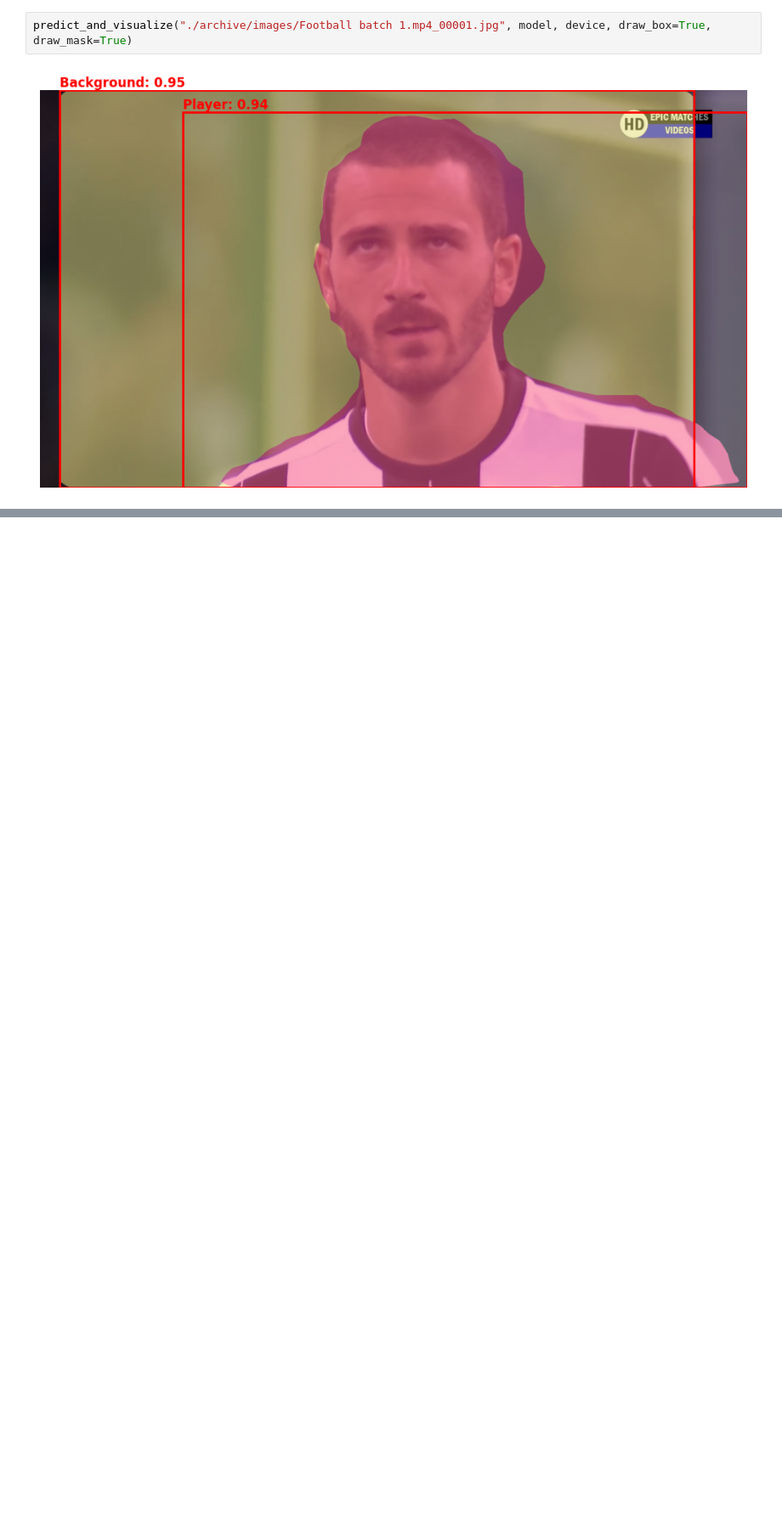
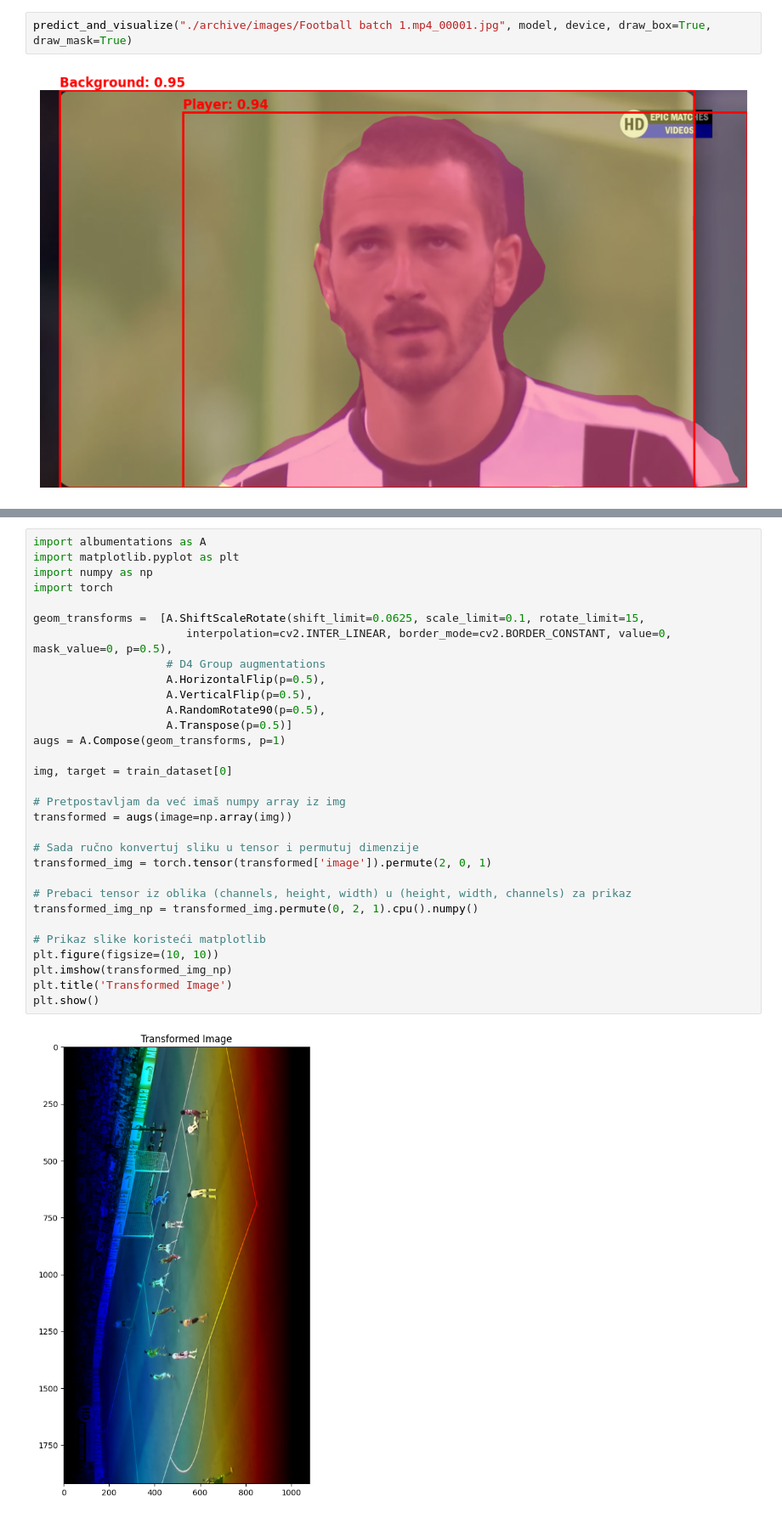
Before and after one commit to kristijanpetronijevic/panoptic, a Jupyter notebook: code/models/mask_rcnn.ipynb, the cells around one changed output, grey strips where cells are left out. Shown at 85% size. Cells and saved outputs as stored; diff of their text form; blank space fills up the shorter version.

Commit message:
adding data augmentation

```diff
--- a/code/models/mask_rcnn.ipynb
+++ b/code/models/mask_rcnn.ipynb
@@ -454,0 +492,33 @@ predict_and_visualize("./archive/images/Football batch 1.mp4_00001.jpg", model,
+# %%
+import albumentations as A
+import matplotlib.pyplot as plt
+import numpy as np
+import torch
+
+geom_transforms =  [A.ShiftScaleRotate(shift_limit=0.0625, scale_limit=0.1, rotate_limit=15,
+                       interpolation=cv2.INTER_LINEAR, border_mode=cv2.BORDER_CONSTANT, value=0, mask_value=0, p=0.5),
+                    # D4 Group augmentations
+                    A.HorizontalFlip(p=0.5),
+                    A.VerticalFlip(p=0.5),
+                    A.RandomRotate90(p=0.5),
+                    A.Transpose(p=0.5)]
+augs = A.Compose(geom_transforms, p=1)
+
+img, target = train_dataset[0]
+
+# Pretpostavljam da već imaš numpy array iz img
+transformed = augs(image=np.array(img))
+
+# Sada ručno konvertuj sliku u tensor i permutuj dimenzije
+transformed_img = torch.tensor(transformed['image']).permute(2, 0, 1)
+
+# Prebaci tensor iz oblika (channels, height, width) u (height, width, channels) za prikaz
+transformed_img_np = transformed_img.permute(0, 2, 1).cpu().numpy()
+
+# Prikaz slike koristeći matplotlib
+plt.figure(figsize=(10, 10))
+plt.imshow(transformed_img_np)
+plt.title('Transformed Image')
+plt.show()
+# %% [output]
+[figure, added]
```
Also changed, not shown: parts of 19 cells of this notebook, 1 other file.
